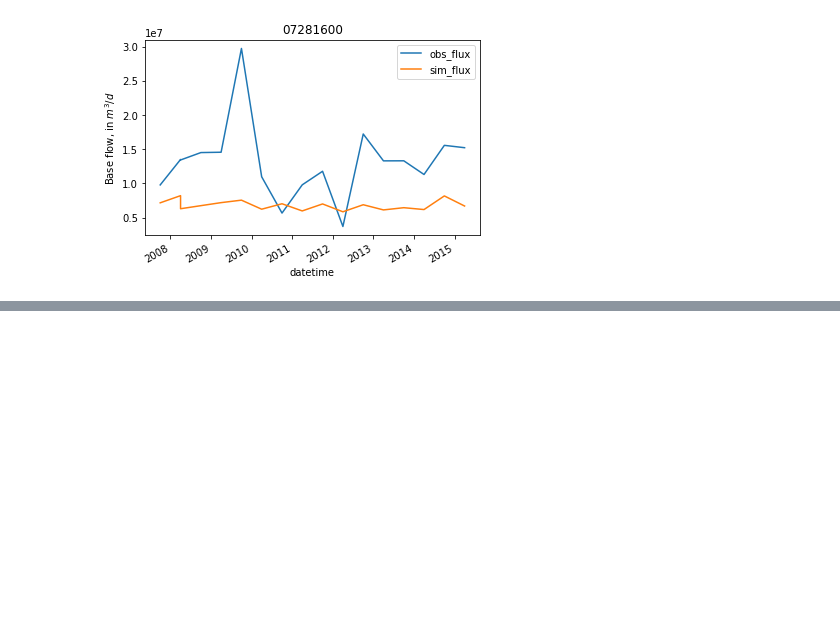
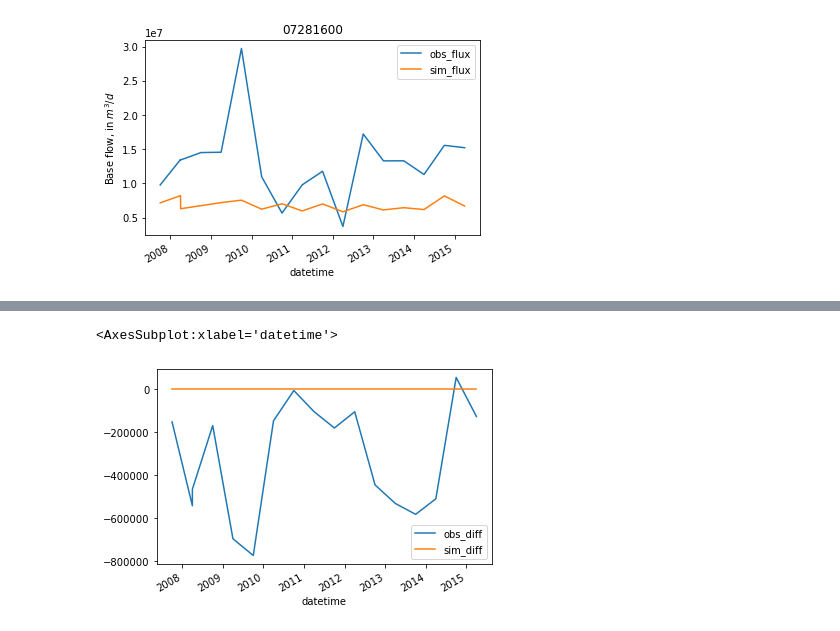
Before and after one commit to aleaf/modflow-obs, a Jupyter notebook: docs/source/notebooks/Example.ipynb, the cells around one changed output, grey strips where cells are left out. Cells and saved outputs as stored; diff of their text form; code cells hidden in the pictures; blank space fills up the shorter version.

Commit message:
feat(obs.py): general observation differencing between sites

```diff
--- a/docs/source/notebooks/Example.ipynb
+++ b/docs/source/notebooks/Example.ipynb
@@ -362,0 +366,14 @@ Text(0, 0.5, 'Base flow, in $m^3/d$')
+# %%
+from mfobs.obs import get_spatial_differences
+
+flux_difference_sites = {'07288280':  # sunflower r. at merigold
+                             '07288500'   # sunflower r. at sunflower
+                             }
+
+flux_sdiff = get_spatial_differences(base_flux_obs, perioddata,
+                                     flux_difference_sites,
+                                     obs_values_col='obs_flux',
+                                     sim_values_col='sim_flux',
+                                     obstype='flux',
+                                     write_ins=True,
+                                     outfile=output_folder / 'processed_flux_obs_sdiffs.dat')
@@ -362,0 +392,6 @@ Text(0, 0.5, 'Base flow, in $m^3/d$')
+# %%
+flux_sdiff.index = flux_sdiff.datetime
+flux_sdiff[['obs_diff', 'sim_diff']].plot()
+# %% [output]
+<AxesSubplot:xlabel='datetime'>
+[figure, added]
```
Also changed, not shown: parts of 8 cells of this notebook, 8 other files.
